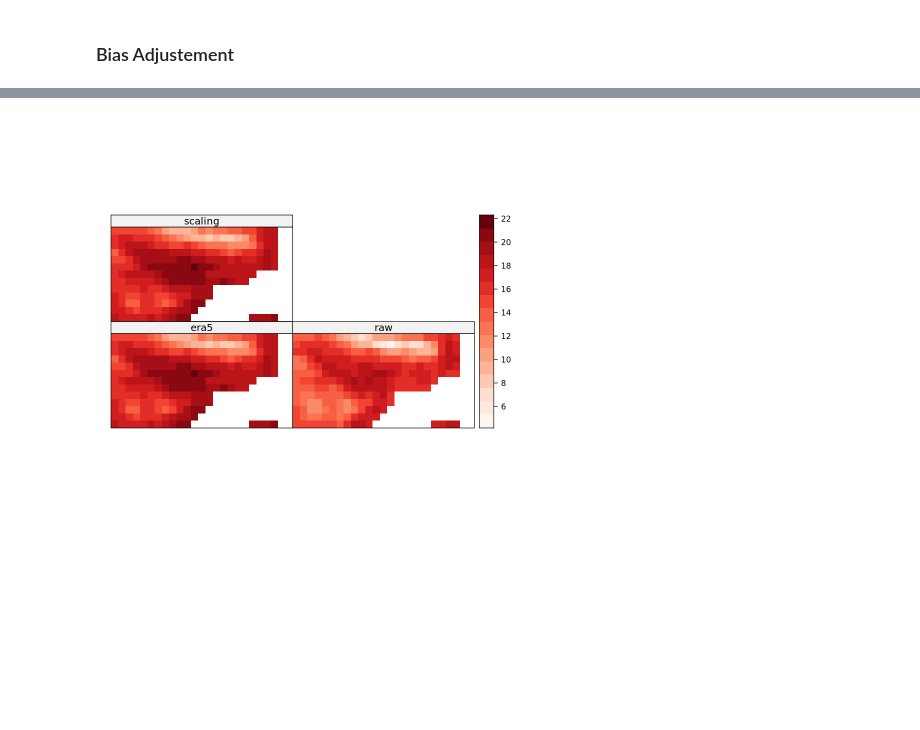
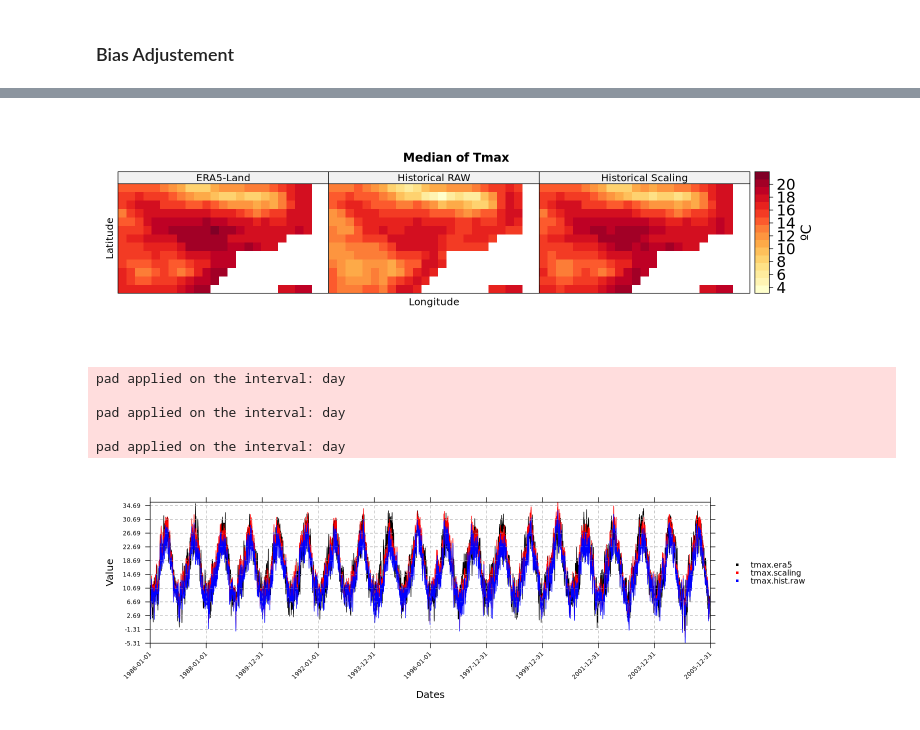
Before and after one commit to miriamfuente/CE_Hot-Dry_Hot-Wet, a Jupyter notebook: load.data.and.bias.adjustment.ipynb, the cells around one changed output, grey strips where cells are left out. Cells and saved outputs as stored; diff of their text form; code cells hidden in the pictures; blank space fills up the shorter version.

```diff
--- a/load.data.and.bias.adjustment.ipynb
+++ b/load.data.and.bias.adjustment.ipynb
@@ -350,5 +408,11 @@ See 'setGridDates.asPOSIXlt' to change the time zone
 ... (13 outputs left out)
 # %%
-spatialPlot(makeMultiGrid(climatology(tmax.era5), climatology(tmax.hist.raw), climatology(tmax.scaling), skip.temporal.check=TRUE),
-            color.theme="Reds", names.attr=c("era5", "raw", "scaling"))
+spatialPlot(makeMultiGrid(climatology(tmax.era5, clim.fun = list(FUN = "median", na.rm = TRUE)),
+                          climatology(tmax.hist.raw, clim.fun = list(FUN = "median", na.rm = TRUE)),
+                          climatology(tmax.scaling, clim.fun = list(FUN = "median", na.rm = TRUE)), skip.temporal.check=TRUE),
+            color.theme="YlOrRd", names.attr=c("ERA5-Land", "Historical RAW", "Historical Scaling"), layout=c(3,1), main="Median of Tmax",
+            xlab="Longitude", ylab="Latitude",
+            colorkey = list(space = "right",
+                            title = list("ºC", cex = 1.4),
+                            labels = list(cex = 1.5)))
 # %% [output]
@@ -366 +430 @@ spatialPlot(makeMultiGrid(climatology(tmax.era5), climatology(tmax.hist.raw), cl
-[figure, old version]
+[figure, new version]
@@ -366,0 +435,9 @@ spatialPlot(makeMultiGrid(climatology(tmax.era5), climatology(tmax.hist.raw), cl
+# %%
+temporalPlot(tmax.era5, tmax.scaling, tmax.hist.raw)
+# %% [output]
+pad applied on the interval: day
+
+pad applied on the interval: day
+
+pad applied on the interval: day
+[figure, added]
```
Also changed, not shown: parts of 10 cells of this notebook, 7 other files.
